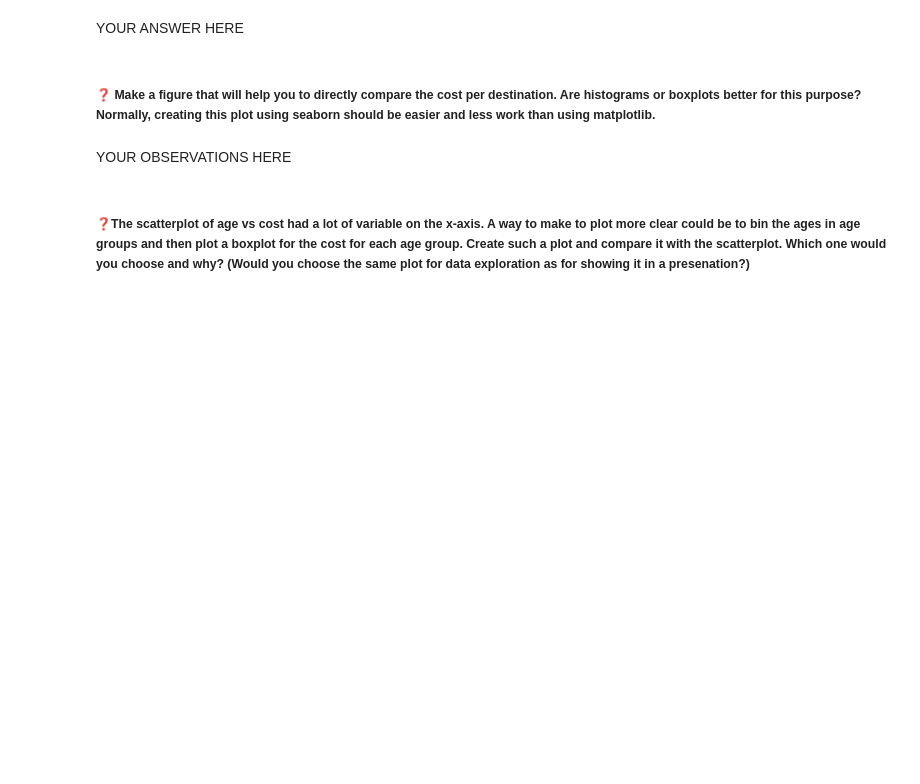
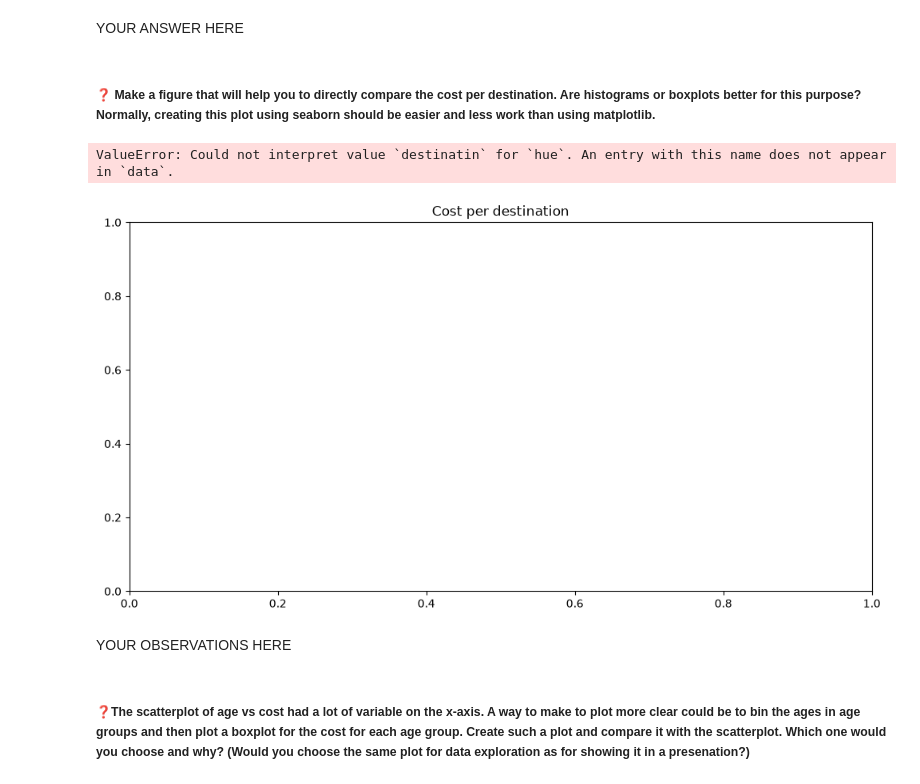
Before and after one commit to Iemand005/DAML, a Jupyter notebook: lab3/lab_3_data_visualisation.ipynb, the cells around one changed output. Drawn from its saved outputs; the diff is of its cells as text; code cells hidden in the pictures; blank space fills up the shorter version.

```diff
--- a/lab3/lab_3_data_visualisation.ipynb
+++ b/lab3/lab_3_data_visualisation.ipynb
@@ -389,3 +387,11 @@ YOUR ANSWER HERE
+# %%
+# Scatterplot
+fig, ax = plt.subplots(figsize=(12, 6))
+ax.set_title("Cost per destination")
+sns.boxplot(travel_dataset, x="cost", y="destination", hue='destinatin');
+# %% [output]
+ValueError: Could not interpret value `destinatin` for `hue`. An entry with this name does not appear in `data`.
+[figure, added]
 # %% [markdown]
 YOUR OBSERVATIONS HERE
 # %% [markdown]
```
Also changed, not shown: parts of 2 cells of this notebook.
